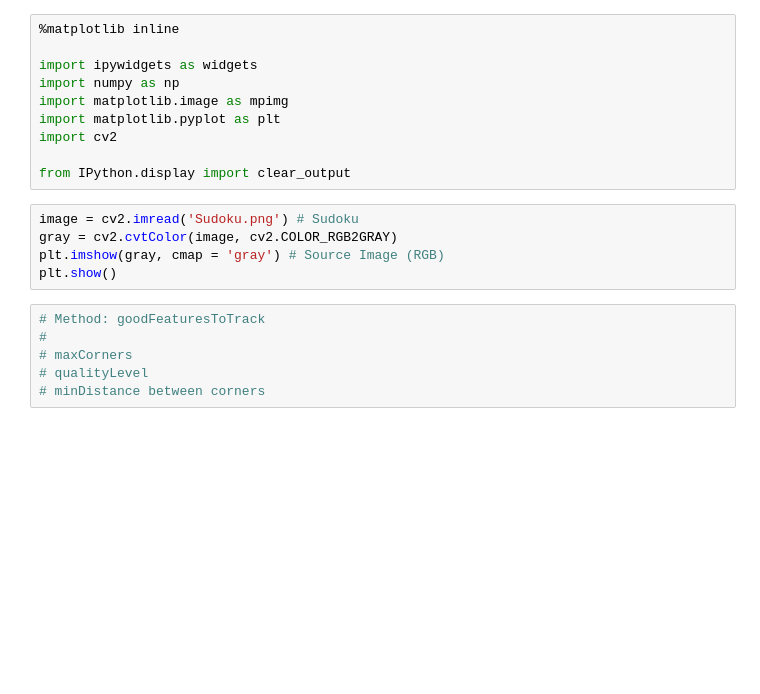
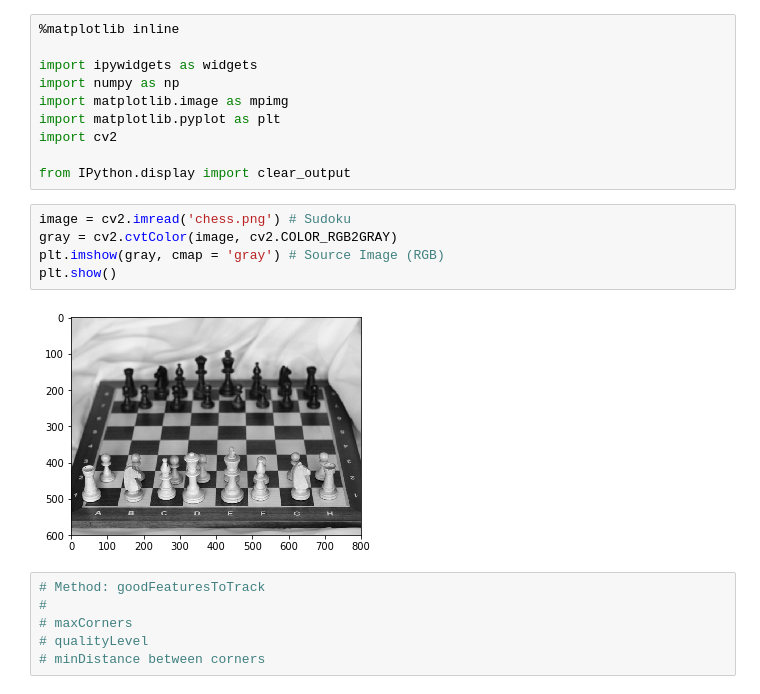
Before and after one commit to korotaevaVika/img_processing, a Jupyter notebook: IMG PROC TASK Corner Detection Method II (goodFeaturesToTrack).ipynb, the cells around one changed output. Cells and saved outputs as stored; diff of their text form; blank space fills up the shorter version.

```diff
--- a/IMG PROC TASK Corner Detection Method II (goodFeaturesToTrack).ipynb
+++ b/IMG PROC TASK Corner Detection Method II (goodFeaturesToTrack).ipynb
@@ -9,10 +9,12 @@ import cv2
 
 from IPython.display import clear_output
 # %%
-image = cv2.imread('Sudoku.png') # Sudoku
+image = cv2.imread('chess.png') # Sudoku
 gray = cv2.cvtColor(image, cv2.COLOR_RGB2GRAY)
 plt.imshow(gray, cmap = 'gray') # Source Image (RGB)
 plt.show()
+# %% [output]
+[figure, added]
 # %%
 # Method: goodFeaturesToTrack
 #
```
Also changed, not shown: parts of 1 cell of this notebook, 11 other files.
